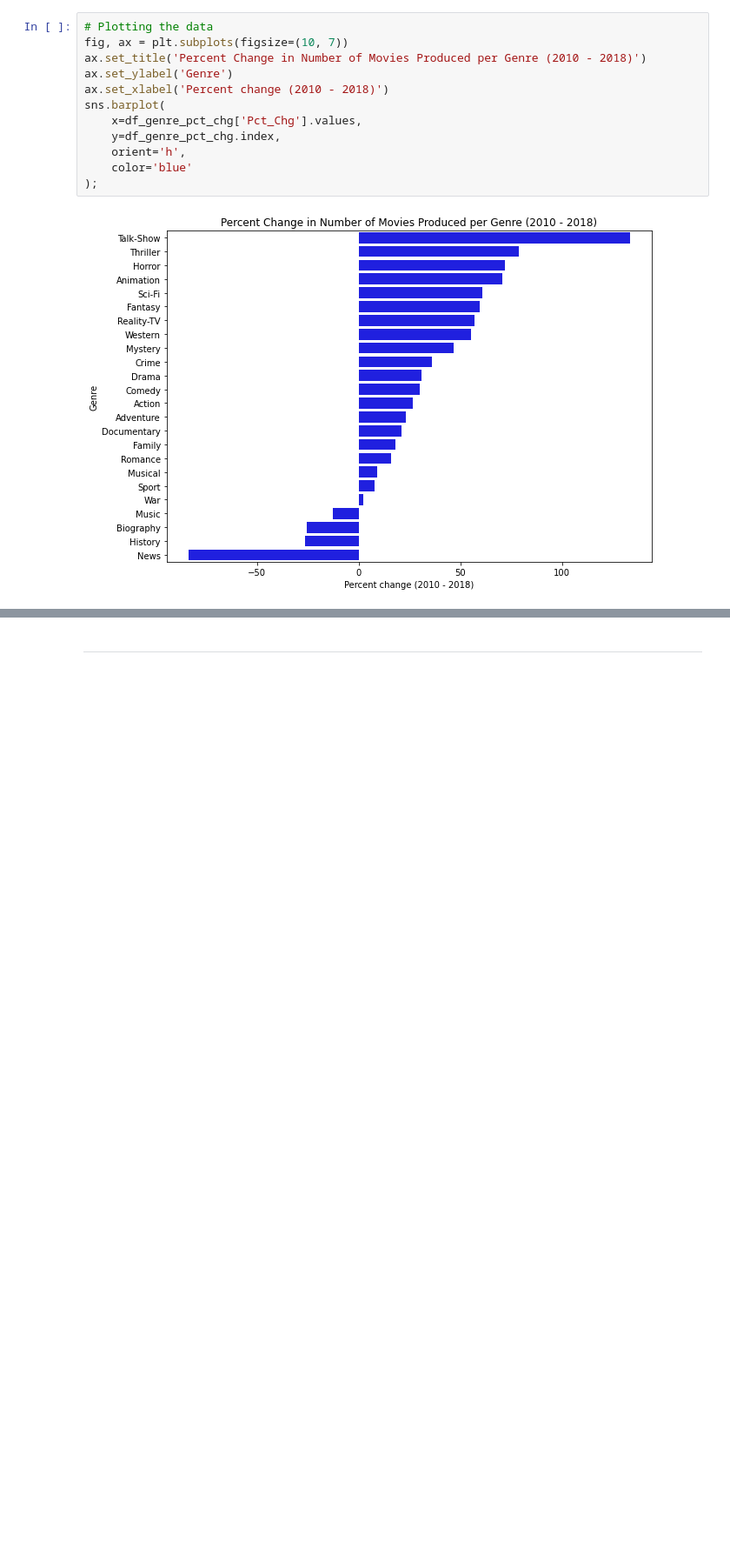
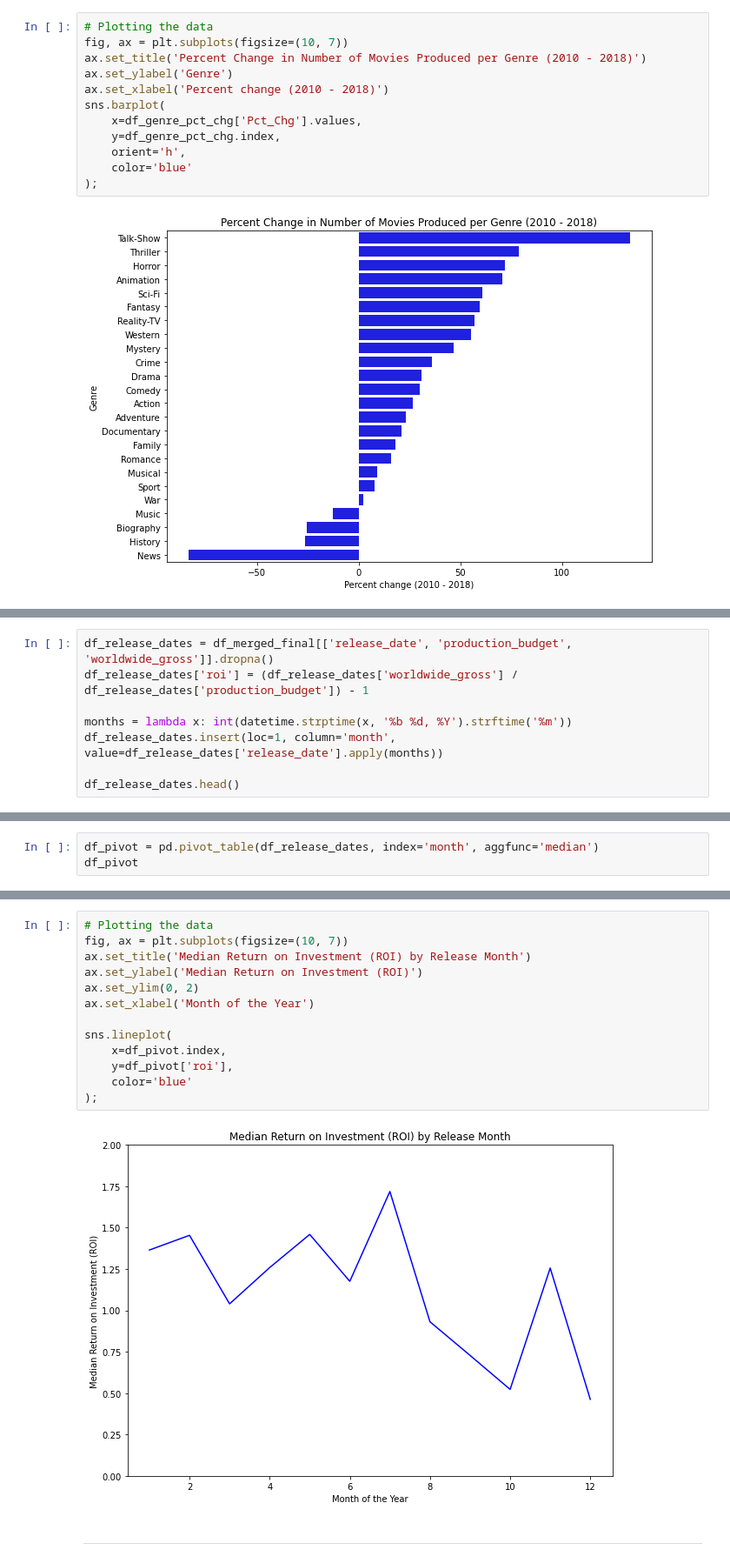
Before and after one commit to tjkyner/flatiron-ds-phase-1-project, a Jupyter notebook: notebooks/analysis.ipynb, the cells around one changed output, grey strips where cells are left out. Shown: that part at 87% size. Saved outputs shown, nothing was run; the diff lists cells and outputs as text; blank space fills up the shorter version.

```diff
--- a/notebooks/analysis.ipynb
+++ b/notebooks/analysis.ipynb
@@ -205,0 +210,8 @@ sns.barplot(
+# %%
+df_release_dates = df_merged_final[['release_date', 'production_budget', 'worldwide_gross']].dropna()
+df_release_dates['roi'] = (df_release_dates['worldwide_gross'] / df_release_dates['production_budget']) - 1
+
+months = lambda x: int(datetime.strptime(x, '%b %d, %Y').strftime('%m'))
+df_release_dates.insert(loc=1, column='month', value=df_release_dates['release_date'].apply(months))
+
+df_release_dates.head()
@@ -205,0 +227,3 @@ sns.barplot(
+# %%
+df_pivot = pd.pivot_table(df_release_dates, index='month', aggfunc='median')
+df_pivot
@@ -206,3 +245,18 @@ sns.barplot(
+# %%
+# Plotting the data
+fig, ax = plt.subplots(figsize=(10, 7))
+ax.set_title('Median Return on Investment (ROI) by Release Month')
+ax.set_ylabel('Median Return on Investment (ROI)')
+ax.set_ylim(0, 2)
+ax.set_xlabel('Month of the Year')
+
+sns.lineplot(
+    x=df_pivot.index,
+    y=df_pivot['roi'],
+    color='blue'
+);
+# %% [output]
+[figure, added]
 # %% [markdown]
 ---
 # %% [markdown]
```
Also changed, not shown: parts of 6 cells of this notebook.
